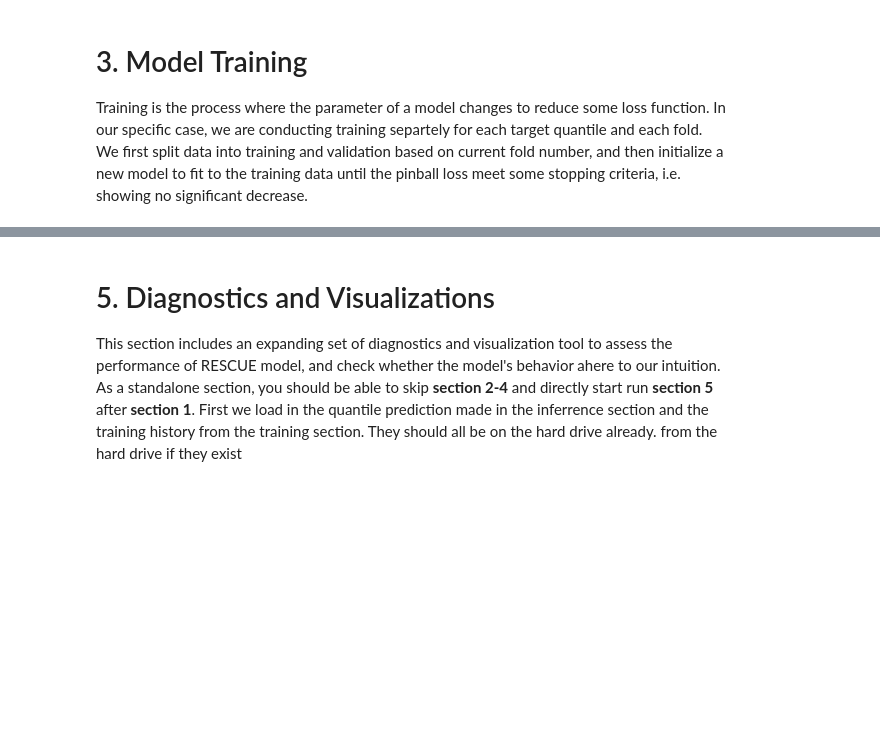
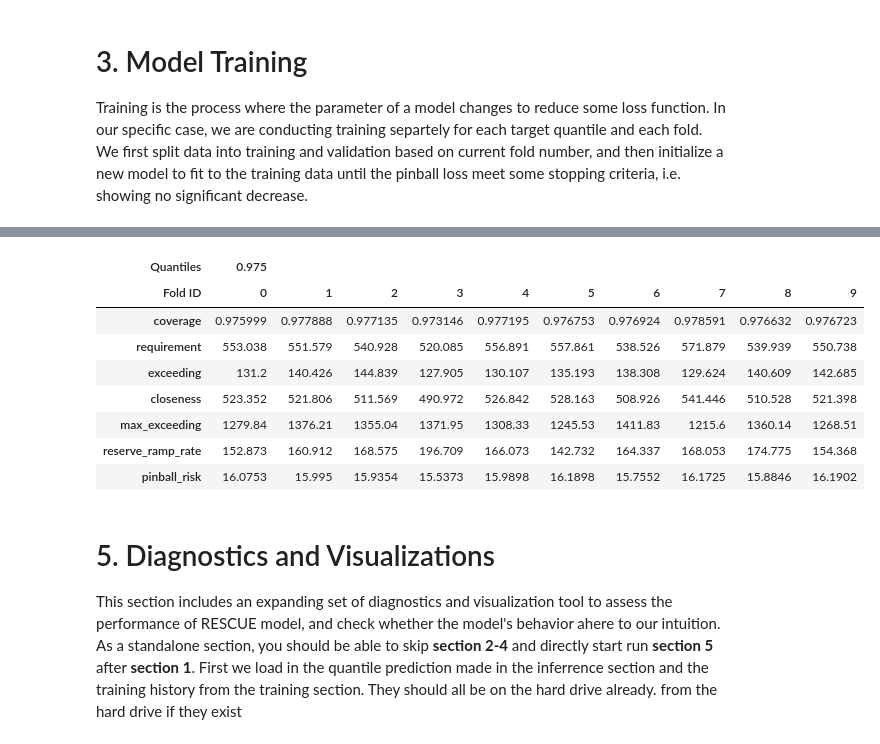
Before and after one commit to e3-/RESERVE-Public, a Jupyter notebook: code/rescue.ipynb, the cells around one changed output, grey strips where cells are left out. Drawn from its saved outputs; the diff is of its cells as text; code cells hidden in the pictures; blank space fills up the shorter version.

```diff
--- a/code/rescue.ipynb
+++ b/code/rescue.ipynb
@@ -319,0 +396,13 @@ np.save(dir_str.training_hist_path, training_history)
+# %%
+df_metrics = compute_metrics(output_trainval, pred_trainval1)
+df_metrics
+# %% [output]
+| Quantiles | 0.975 |  |  |  |  |  |  |  |  |  |
+| Fold ID | 0 | 1 | 2 | 3 | 4 | 5 | 6 | 7 | 8 | 9 |
+| coverage | 0.975999 | 0.977888 | 0.977135 | 0.973146 | 0.977195 | 0.976753 | 0.976924 | 0.978591 | 0.976632 | 0.976723 |
+| requirement | 553.038 | 551.579 | 540.928 | 520.085 | 556.891 | 557.861 | 538.526 | 571.879 | 539.939 | 550.738 |
+| exceeding | 131.2 | 140.426 | 144.839 | 127.905 | 130.107 | 135.193 | 138.308 | 129.624 | 140.609 | 142.685 |
+| closeness | 523.352 | 521.806 | 511.569 | 490.972 | 526.842 | 528.163 | 508.926 | 541.446 | 510.528 | 521.398 |
+| max_exceeding | 1279.84 | 1376.21 | 1355.04 | 1371.95 | 1308.33 | 1245.53 | 1411.83 | 1215.6 | 1360.14 | 1268.51 |
+| reserve_ramp_rate | 152.873 | 160.912 | 168.575 | 196.709 | 166.073 | 142.732 | 164.337 | 168.053 | 174.775 | 154.368 |
+| pinball_risk | 16.0753 | 15.995 | 15.9354 | 15.5373 | 15.9898 | 16.1898 | 15.7552 | 16.1725 | 15.8846 | 16.1902 |
```
Also changed, not shown: parts of 22 cells of this notebook, 3 other files.
